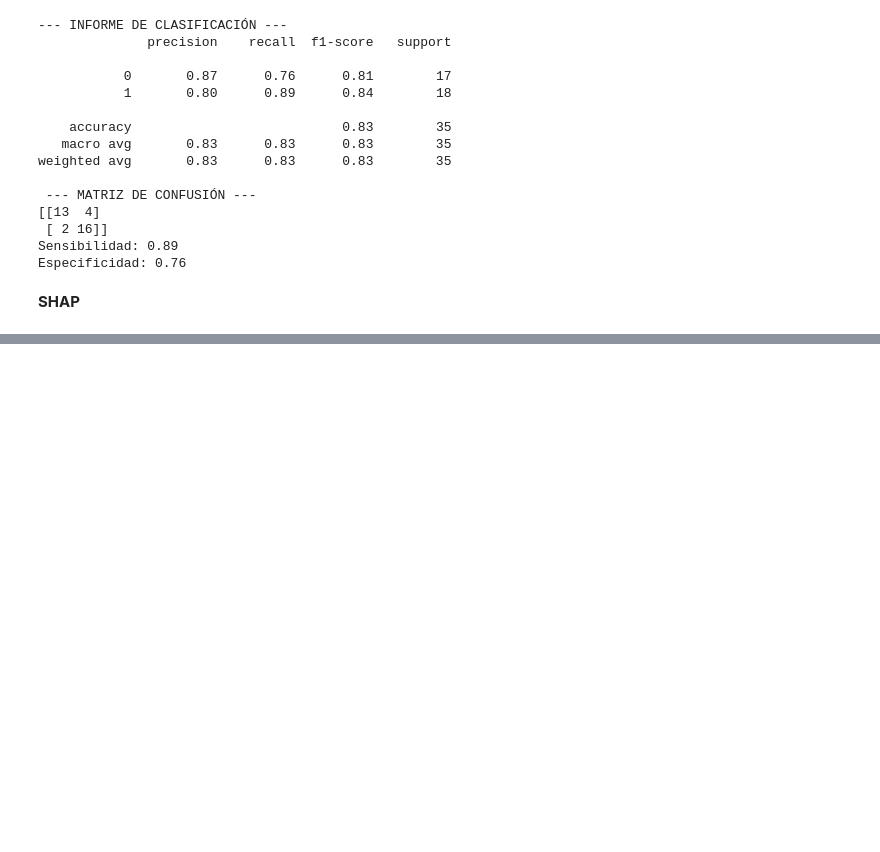
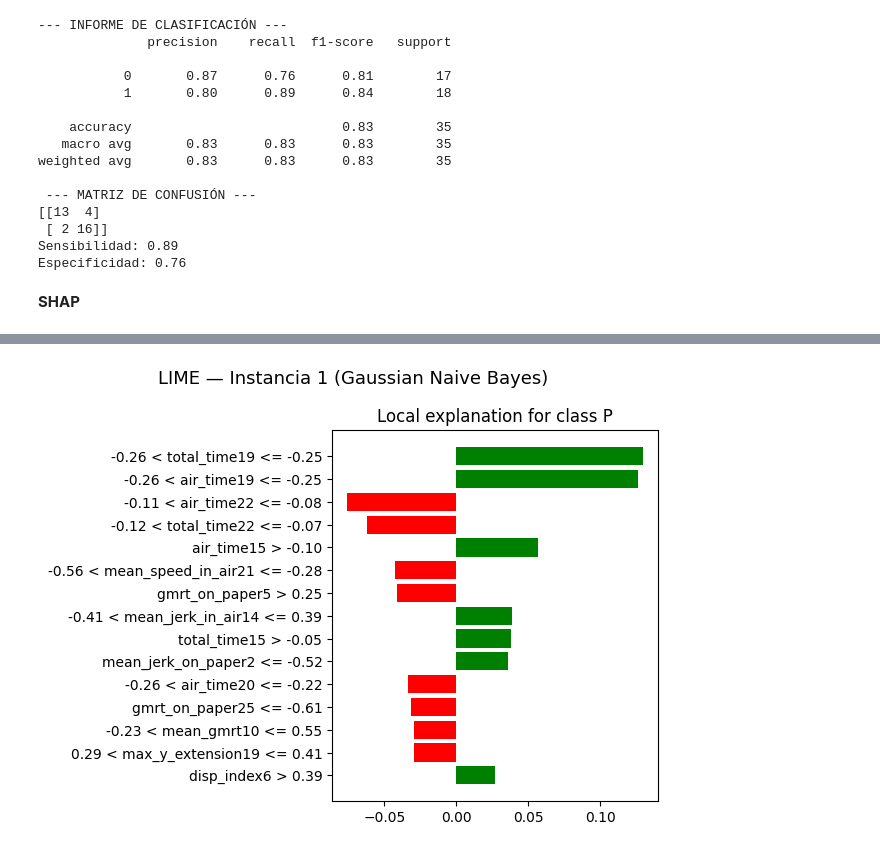
Before and after one commit to joserdeg/pruebas_tfm, a Jupyter notebook: darwin/darwin_ml3.ipynb, the cells around one changed output, grey strips where cells are left out. Saved outputs shown, nothing was run; the diff lists cells and outputs as text; code cells hidden in the pictures; blank space fills up the shorter version.

```diff
--- a/darwin/darwin_ml3.ipynb
+++ b/darwin/darwin_ml3.ipynb
@@ -1171,0 +1115,80 @@ print(f"Especificidad: {tn_gnb2 / (tn_gnb2 + fp_gnb2):.2f}")
+# %%
+# ─────────────────────────────────────────
+# LIME - EXPLICABILIDAD DEL MODELO GNB
+# ─────────────────────────────────────────
+
+# Explainer
+explainer_lime_gnb = lime.lime_tabular.LimeTabularExplainer(
+    training_data = X_train_scaled,
+    feature_names = X.columns.tolist(),
+    class_names   = ["H", "P"],
+    mode          = "classification",
+    random_state  = 42
+)
+
+# ── Explicación individual (instancia 1) ──
+INSTANCE_IDX = 1
+instance = X_test_scaled[INSTANCE_IDX]
+
+exp_gnb = explainer_lime_gnb.explain_instance(
+    data_row     = instance,
+    predict_fn   = gnb.predict_proba,
+    num_features = 15,
+    num_samples  = 5000
+)
+
+print(f"\n--- LIME: instancia {INSTANCE_IDX} (Gaussian Naive Bayes) ---")
+print(f"Clase real     : {Y_test[INSTANCE_IDX]}")
+print(f"Clase predicha : {gnb.predict([instance])[0]}")
+print(f"Probabilidades : H={gnb.predict_proba([instance])[0][0]:.3f} | "
+      f"P={gnb.predict_proba([instance])[0][1]:.3f}")
+
+print("\nTop features (peso LIME):")
+for feat, weight in exp_gnb.as_list():
+    print(f"  {feat:45s}  {weight:+.4f}")
+
+fig = exp_gnb.as_pyplot_figure()
+fig.suptitle(f"LIME — Instancia {INSTANCE_IDX} (Gaussian Naive Bayes)", fontsize=13)
+fig.tight_layout()
+plt.savefig("lime_gnb_instance.png", dpi=150, bbox_inches='tight')
+plt.show()
+
+# ── Importancia global aproximada ──
+print("\nCalculando importancia global LIME (GNB)...")
+
+all_weights_gnb = {feat: [] for feat in X.columns}
+
+for i in range(len(X_test_scaled)):
+    exp_i = explainer_lime_gnb.explain_instance(
+        data_row     = X_test_scaled[i],
+        predict_fn   = gnb.predict_proba,
+        num_features = 15,
+        num_samples  = 1000
+    )
+    for feat, weight in exp_i.as_list():
+        for col in X.columns:
+            if col in feat:
+                all_weights_gnb[col].append(abs(weight))
+                break
+
+global_importance_gnb = {
+    feat: np.mean(weights) if weights else 0.0
+    for feat, weights in all_weights_gnb.items()
+}
+
+top_global_gnb = sorted(global_importance_gnb.items(), key=lambda x: x[1], reverse=True)[:20]
+
+print("\nTop-20 features por importancia global LIME (Gaussian Naive Bayes):")
+for rank, (feat, score) in enumerate(top_global_gnb, 1):
+    print(f"  {rank:2d}. {feat:40s}  {score:.5f}")
+
+feats_gnb, scores_gnb = zip(*top_global_gnb)
+
+fig, ax = plt.subplots(figsize=(10, 6))
+ax.barh(feats_gnb[::-1], scores_gnb[::-1], color="steelblue")
+ax.set_xlabel("Importancia media |peso LIME|")
+ax.set_title("Importancia global aproximada (LIME) — Top 20 features — Gaussian Naive Bayes")
+plt.tight_layout()
+plt.savefig("lime_gnb_global_importance.png", dpi=150, bbox_inches='tight')
+plt.show()
+# %% [output]
@@ -1171,0 +1212 @@ print(f"Especificidad: {tn_gnb2 / (tn_gnb2 + fp_gnb2):.2f}")
+[figure, added]
```
Also changed, not shown: parts of 13 cells of this notebook, 21 other files.
